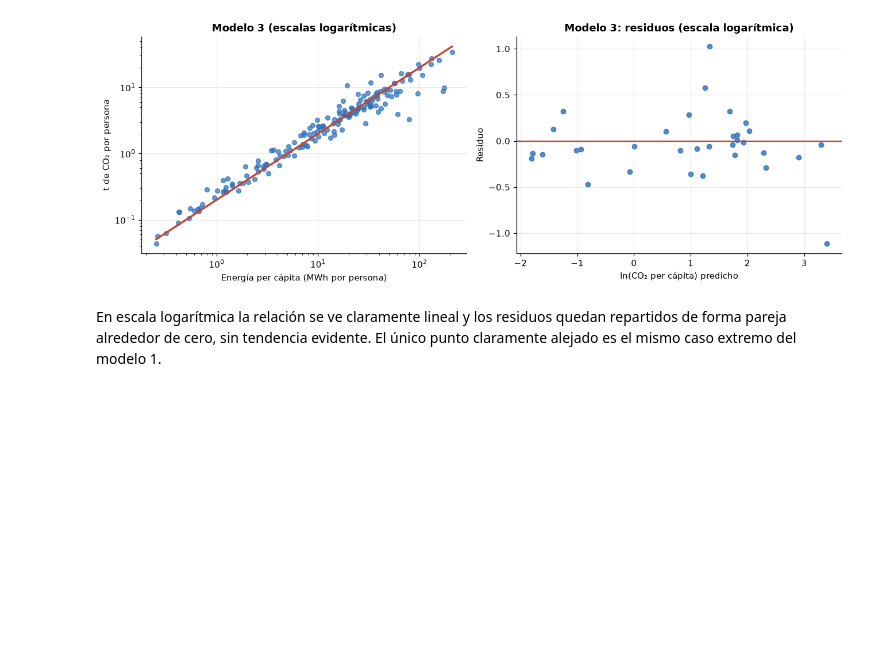
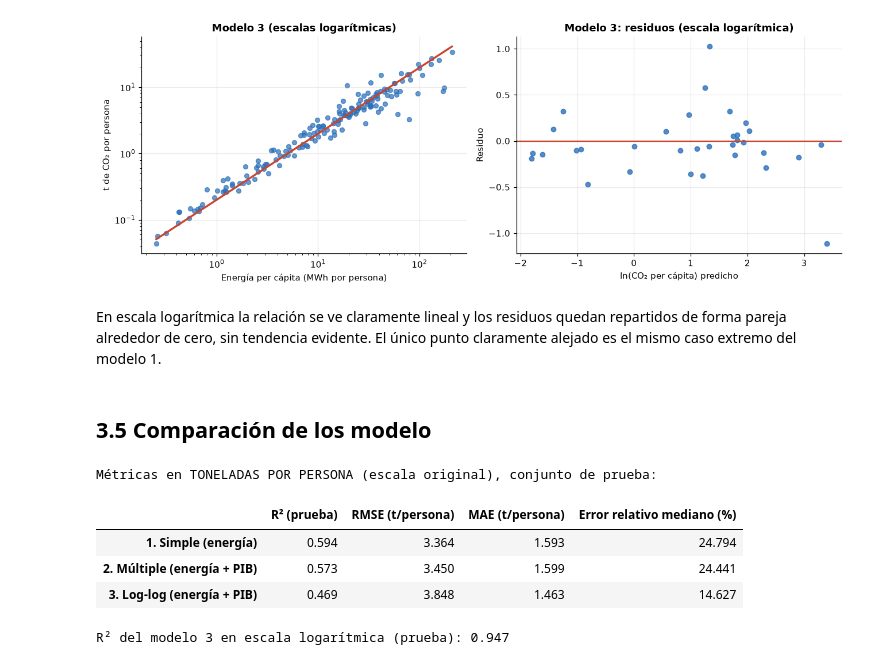
Before and after one commit to SebastianJerez18/proyecto-final-co2, a Jupyter notebook: notebooks/03_modelo_regresion.ipynb, the cells around one changed output. Saved outputs shown, nothing was run; the diff lists cells and outputs as text; code cells hidden in the pictures; blank space fills up the shorter version.

```diff
--- a/notebooks/03_modelo_regresion.ipynb
+++ b/notebooks/03_modelo_regresion.ipynb
@@ -165,3 +165,23 @@ plt.tight_layout(); plt.show()
 [figure]
 # %% [markdown]
 En escala logarítmica la relación se ve claramente lineal y los residuos quedan repartidos de forma pareja alrededor de cero, sin tendencia evidente. El único punto claramente alejado es el mismo caso extremo del modelo 1.
+# %% [markdown]
+## 3.5 Comparación de los modelo
+# %%
+tabla = pd.DataFrame(resultados).T
+print("Métricas en TONELADAS POR PERSONA (escala original), conjunto de prueba:")
+tabla
+# %% [output]
+Métricas en TONELADAS POR PERSONA (escala original), conjunto de prueba:
+|  | R² (prueba) | RMSE (t/persona) | MAE (t/persona) | Error relativo mediano (%) |
+| 1. Simple (energía) | 0.594 | 3.364 | 1.593 | 24.794 |
+| 2. Múltiple (energía + PIB) | 0.573 | 3.450 | 1.599 | 24.441 |
+| 3. Log-log (energía + PIB) | 0.469 | 3.848 | 1.463 | 14.627 |
+# %%
+# El modelo 3 se ajusta en escala logarítmica; su R² en esa escala es:
+print(f"R² del modelo 3 en escala logarítmica (prueba): {r2_score(yl_te, predl):.3f}")
+
+# Comprobación de que los tres modelos se evaluaron sobre los mismos países de prueba
+assert np.allclose(y_te.values, y_te3.values)
+# %% [output]
+R² del modelo 3 en escala logarítmica (prueba): 0.947
```
Also changed, not shown: parts of 8 cells of this notebook.
